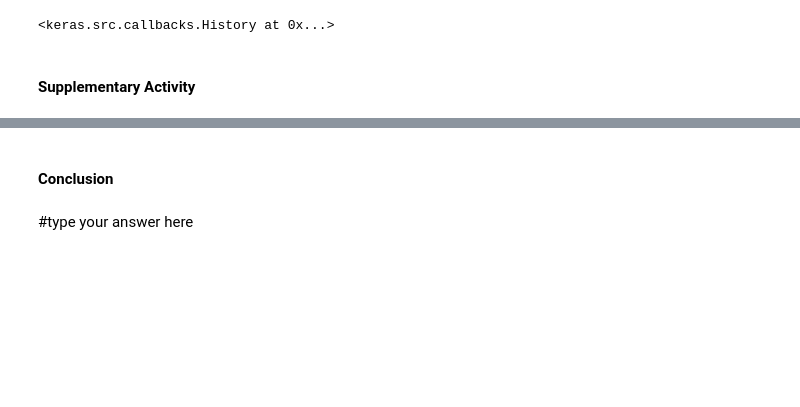
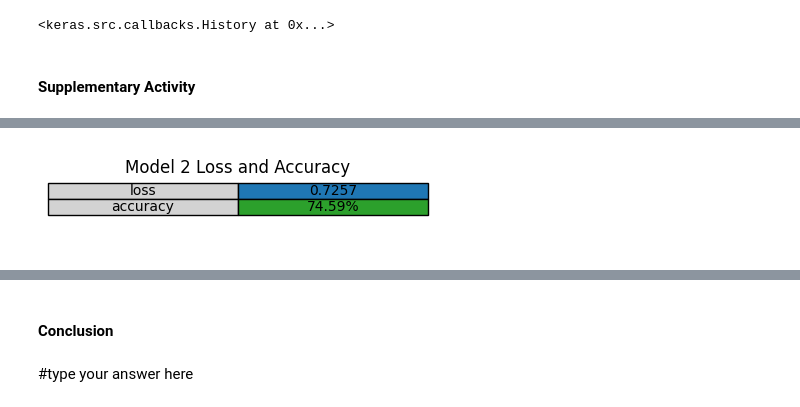
Before and after one commit to qkestacion07/CPE313, a Jupyter notebook: Estacion_Hands_on_Activity_2_1_Convolutional_Neural_Network.ipynb, the cells around one changed output, grey strips where cells are left out. Drawn from its saved outputs; the diff is of its cells as text; code cells hidden in the pictures; blank space fills up the shorter version.

Commit message:
Metric Plot

```diff
--- a/Estacion_Hands_on_Activity_2_1_Convolutional_Neural_Network.ipynb
+++ b/Estacion_Hands_on_Activity_2_1_Convolutional_Neural_Network.ipynb
@@ -176,34 +211,38 @@ Conv -> Conv -> MaxPool -> Conv -> Conv -> MaxPool -> (Flatten) -> Dense -> Fina
 model_2 = Sequential()
 
 ## 5x5 convolution with 2x2 stride and 32 filters
-model_2.add(Conv2D(32, (5, 5), strides = (2,2), padding='same',
+#Conv
+model_2.add(Conv2D(32, (5, 5), strides = (1,1), padding='same',
                  input_shape=x_train.shape[1:]))
 model_2.add(Activation('relu'))
 
-
-model_2.add(Conv2D(32, (5, 5), strides = (2,2)))
+#Conv
+model_2.add(Conv2D(32, (5, 5), strides = (1,1)))
 model_2.add(Activation('relu'))
 
+#MaxPool
 model_2.add(MaxPooling2D(pool_size=(2, 2)))
 model_2.add(Dropout(0.25))
 
-model_2.add(Conv2D(32, (5, 5), strides = (2,2), padding='same',
-                 input_shape=x_train.shape[1:]))
+#Conv
+model_2.add(Conv2D(32, (5, 5), strides = (1,1)))
 model_2.add(Activation('relu'))
 
-## Another 5x5 convolution with 2x2 stride and 32 filters
-model_2.add(Conv2D(32, (5, 5), strides = (2,2)))
+#Conv
+model_2.add(Conv2D(32, (5, 5), strides = (1,1)))
 model_2.add(Activation('relu'))
 
-## 2x2 max pooling reduces to 3 x 3 x 32
+#MaxPool
 model_2.add(MaxPooling2D(pool_size=(2, 2)))
 model_2.add(Dropout(0.25))
 
 ## Flatten turns 3x3x32 into 288x1
+#Flatten
 model_2.add(Flatten())
+#Dense
 model_2.add(Dense(512))
-model_2.add(Activation('relu'))
-model_2.add(Dropout(0.5))
+
+#Final Classification
 model_2.add(Dense(num_classes))
 model_2.add(Activation('softmax'))
 
@@ -212,0 +272,14 @@ ValueError: One of the dimensions in the output is <= 0 due to downsampling in c
+# %%
+batch_size = 32
+epoch = 5
+opt = keras.optimizers.RMSprop(learning_rate=0.0005)
+
+
+model_2.compile(loss='categorical_crossentropy',
+              optimizer=opt,
+              metrics=['accuracy'])
+
+model_2.fit(x_train, y_train,
+              batch_size=batch_size,
+              epochs=epoch,
+              validation_data=(x_test, y_test))
@@ -212,0 +298,4 @@ ValueError: One of the dimensions in the output is <= 0 due to downsampling in c
+# %%
+model2_train_eval = model_2.evaluate(x_train,y_train)
+plot_loss_acc(model2_train_eval)
+# %% [output]
@@ -212,0 +303 @@ ValueError: One of the dimensions in the output is <= 0 due to downsampling in c
+[figure, added]
```
Also changed, not shown: parts of 17 cells of this notebook, 1 other file.
